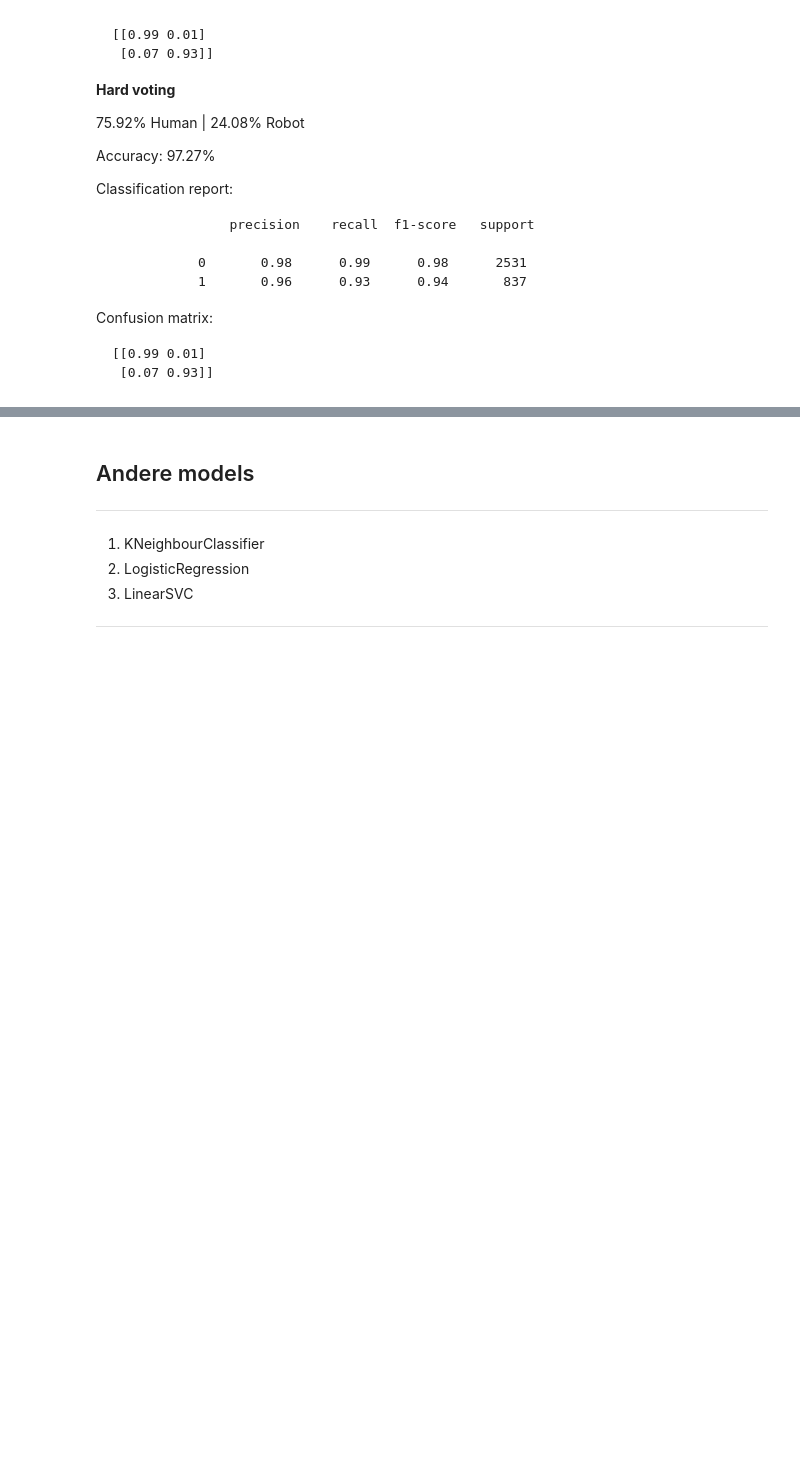
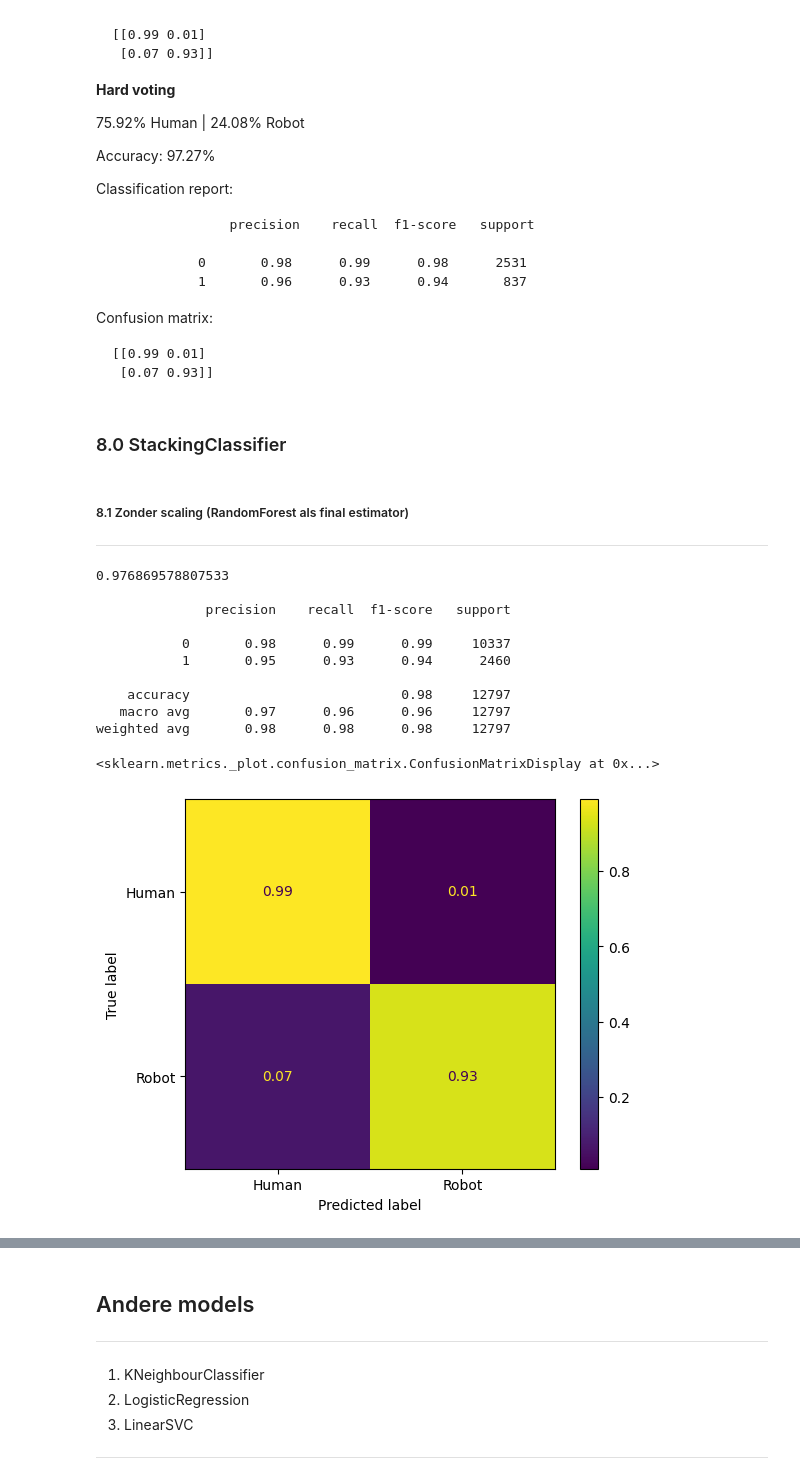
Before and after one commit to Floris-Buyse-FB/project_weblog, a Jupyter notebook: rapport.ipynb, the cells around one changed output, grey strips where cells are left out. Cells and saved outputs as stored; diff of their text form; code cells hidden in the pictures; blank space fills up the shorter version.

Commit message:
stacking_clf toegevoegd

````diff
--- a/rapport.ipynb
+++ b/rapport.ipynb
@@ -1167,3 +1168,52 @@ Confusion matrix:
 [[0.99 0.01]
  [0.07 0.93]]
 ```
+# %% [markdown]
+### 8.0 StackingClassifier
+# %% [markdown]
+##### 8.1 Zonder scaling (RandomForest als final estimator)
+
+---
+# %%
+# duur 2 minuten en 58 seconden om te runnen (10 CPU-cores)
+
+rf_clf = RandomForestClassifier(bootstrap=False, max_depth=25, min_samples_leaf=2, min_samples_split=2, n_estimators=140, random_state=42)
+rf_clf.fit(X_train, y_train)
+
+gbrt_best = GradientBoostingClassifier(max_depth=17, n_estimators=146, learning_rate=1, random_state=42)
+gbrt_best.fit(X_train, y_train)
+
+ada_clf = AdaBoostClassifier(DecisionTreeClassifier(random_state=42), n_estimators=2, algorithm="SAMME.R", learning_rate=0.5, random_state=42)
+ada_clf.fit(X_train, y_train)
+
+bag_clf_oob = BaggingClassifier(DecisionTreeClassifier(random_state=42), max_samples=17000, n_estimators=36, bootstrap=True, oob_score=True, random_state=42)
+bag_clf_oob.fit(X_train, y_train)
+
+estimators = [('rf', rf_clf), ('gbrt', gbrt_best), ('ada', ada_clf), ('bag_oob', bag_clf_oob)]
+
+stacking_clf_1 = StackingClassifier(estimators=estimators, final_estimator=RandomForestClassifier(random_state=42), cv=5, n_jobs=-1)
+stacking_clf_1.fit(X_train, y_train)
+
+y_pred_stacking = stacking_clf_1.predict(X_test)
+
+print(f"{accuracy_score(y_test, y_pred_stacking)}\n")
+
+print(classification_report(y_test, y_pred_stacking))
+
+cm = np.round(confusion_matrix(y_test, y_pred_stacking, normalize='true'), 2)
+
+disp = ConfusionMatrixDisplay(confusion_matrix=cm, display_labels=['Human', 'Robot'])
+disp.plot()
+# %% [output]
+0.976869578807533
+
+              precision    recall  f1-score   support
+
+           0       0.98      0.99      0.99     10337
+           1       0.95      0.93      0.94      2460
+
+    accuracy                           0.98     12797
+   macro avg       0.97      0.96      0.96     12797
+weighted avg       0.98      0.98      0.98     12797
+<sklearn.metrics._plot.confusion_matrix.ConfusionMatrixDisplay at 0x...>
+[figure, added]
````
Also changed, not shown: parts of 8 cells of this notebook, 2 other files.
